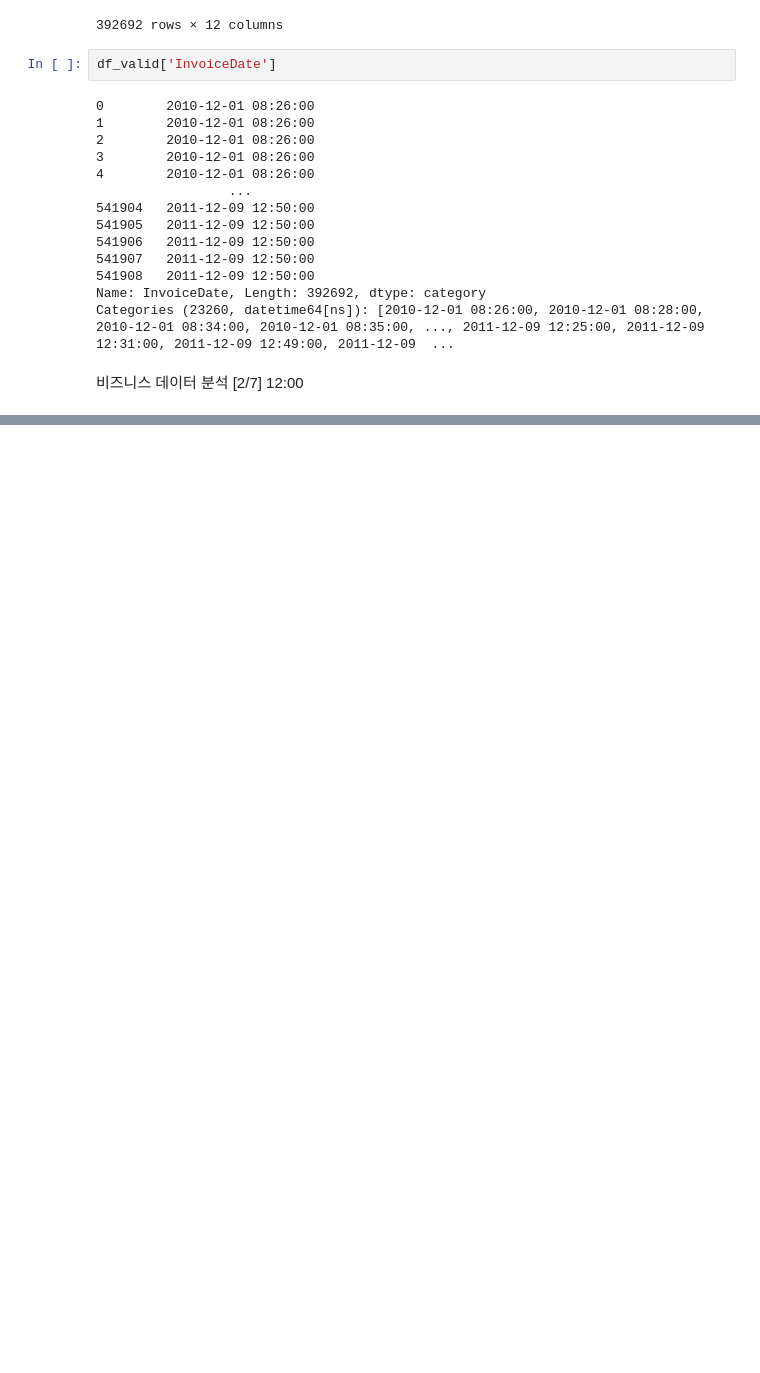
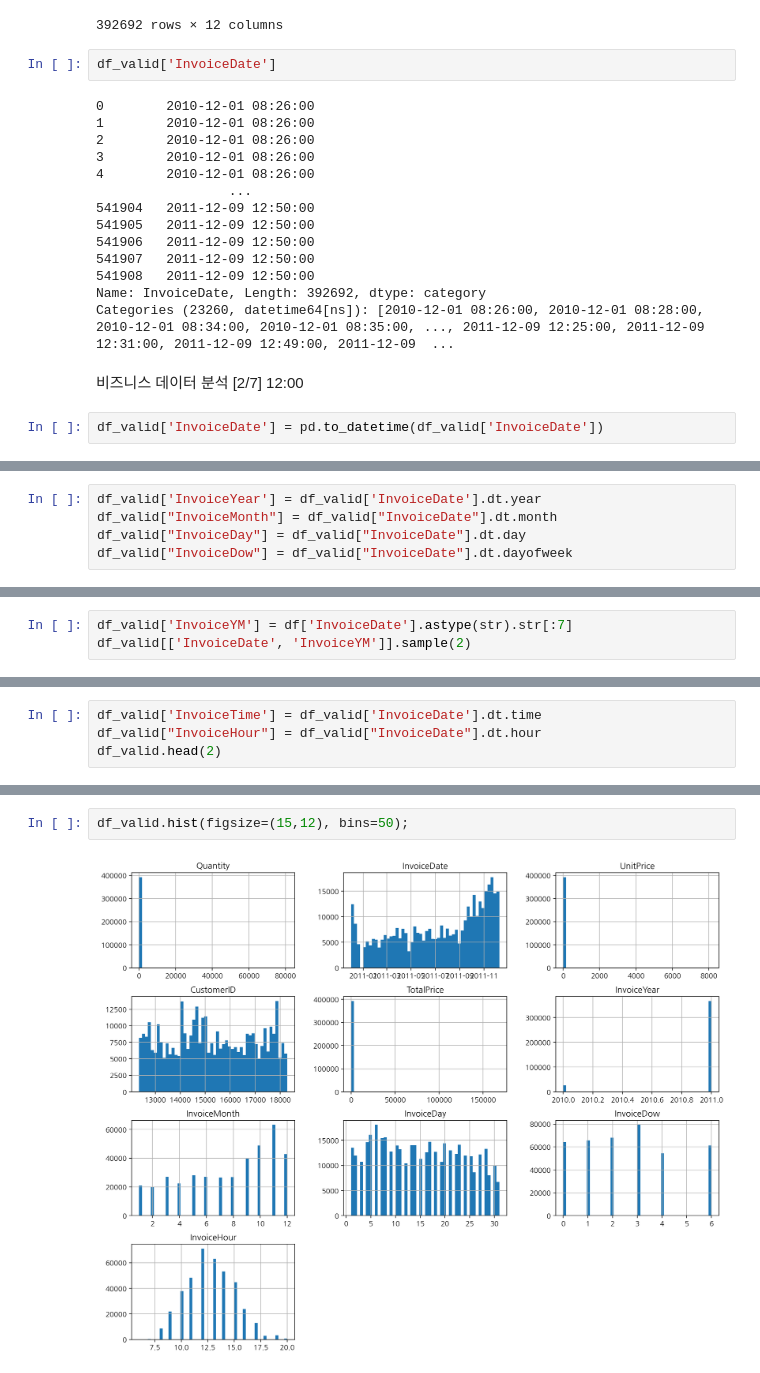
Before and after one commit to chobuzz/Business_Data_Analyst, a Jupyter notebook: Practice1.ipynb, the cells around one changed output, grey strips where cells are left out. Cells and saved outputs as stored; diff of their text form; blank space fills up the shorter version.

```diff
--- a/Practice1.ipynb
+++ b/Practice1.ipynb
@@ -540,3 +540,5 @@ Categories (23260, datetime64[ns]): [2010-12-01 08:26:00, 2010-12-01 08:28:00, 2
 # %% [markdown]
 비즈니스 데이터 분석 [2/7]
 12:00
+# %%
+df_valid['InvoiceDate'] = pd.to_datetime(df_valid['InvoiceDate'])
@@ -542,0 +560,5 @@ Categories (23260, datetime64[ns]): [2010-12-01 08:26:00, 2010-12-01 08:28:00, 2
+# %%
+df_valid['InvoiceYear'] = df_valid['InvoiceDate'].dt.year
+df_valid["InvoiceMonth"] = df_valid["InvoiceDate"].dt.month
+df_valid["InvoiceDay"] = df_valid["InvoiceDate"].dt.day
+df_valid["InvoiceDow"] = df_valid["InvoiceDate"].dt.dayofweek
@@ -542,0 +574,3 @@ Categories (23260, datetime64[ns]): [2010-12-01 08:26:00, 2010-12-01 08:28:00, 2
+# %%
+df_valid['InvoiceYM'] = df['InvoiceDate'].astype(str).str[:7]
+df_valid[['InvoiceDate', 'InvoiceYM']].sample(2)
@@ -542,0 +581,4 @@ Categories (23260, datetime64[ns]): [2010-12-01 08:26:00, 2010-12-01 08:28:00, 2
+# %%
+df_valid['InvoiceTime'] = df_valid['InvoiceDate'].dt.time
+df_valid["InvoiceHour"] = df_valid["InvoiceDate"].dt.hour
+df_valid.head(2)
@@ -542,0 +589,4 @@ Categories (23260, datetime64[ns]): [2010-12-01 08:26:00, 2010-12-01 08:28:00, 2
+# %%
+df_valid.hist(figsize=(15,12), bins=50);
+# %% [output]
+[figure, added]
```
Also changed, not shown: parts of 18 cells of this notebook.
